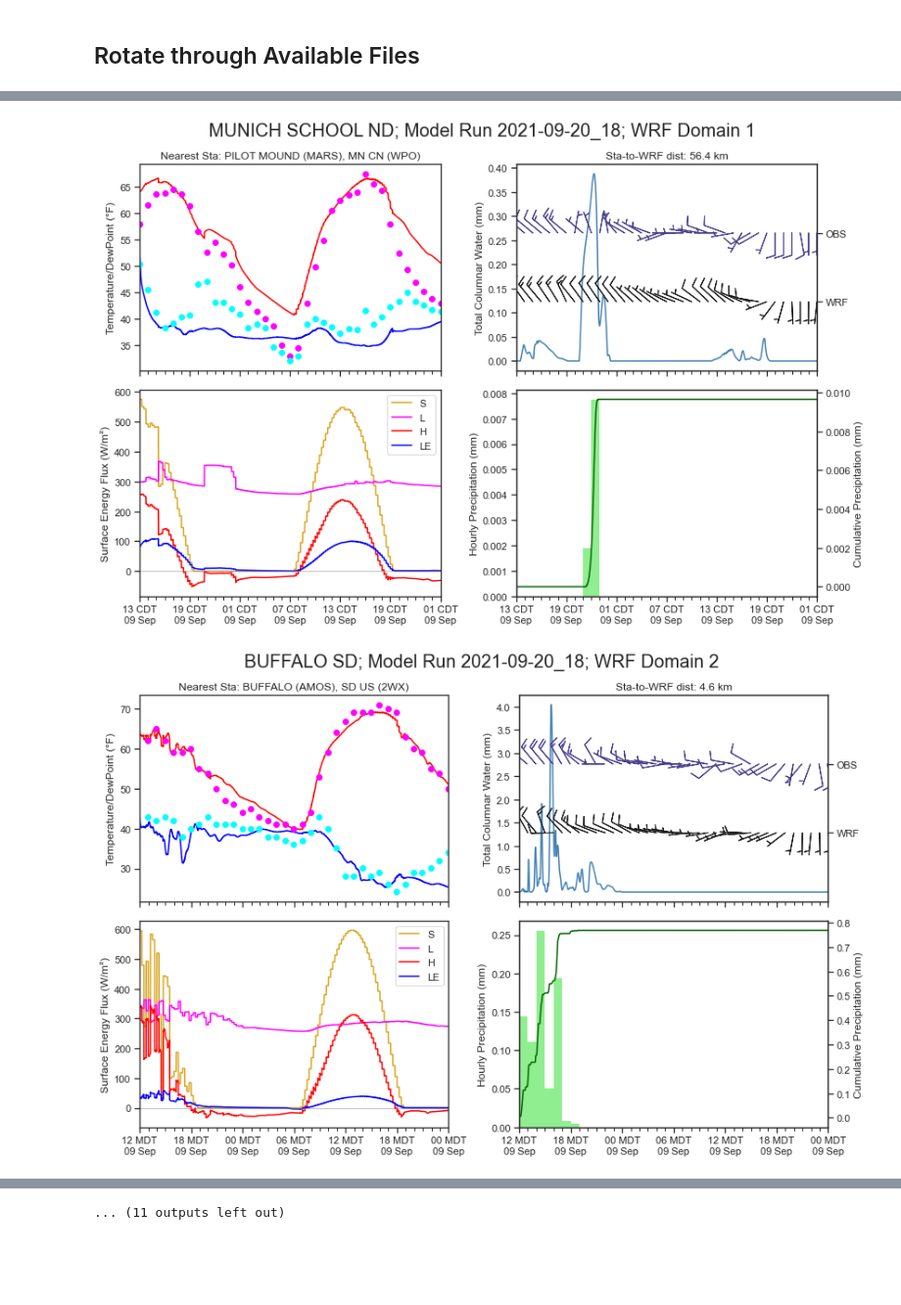
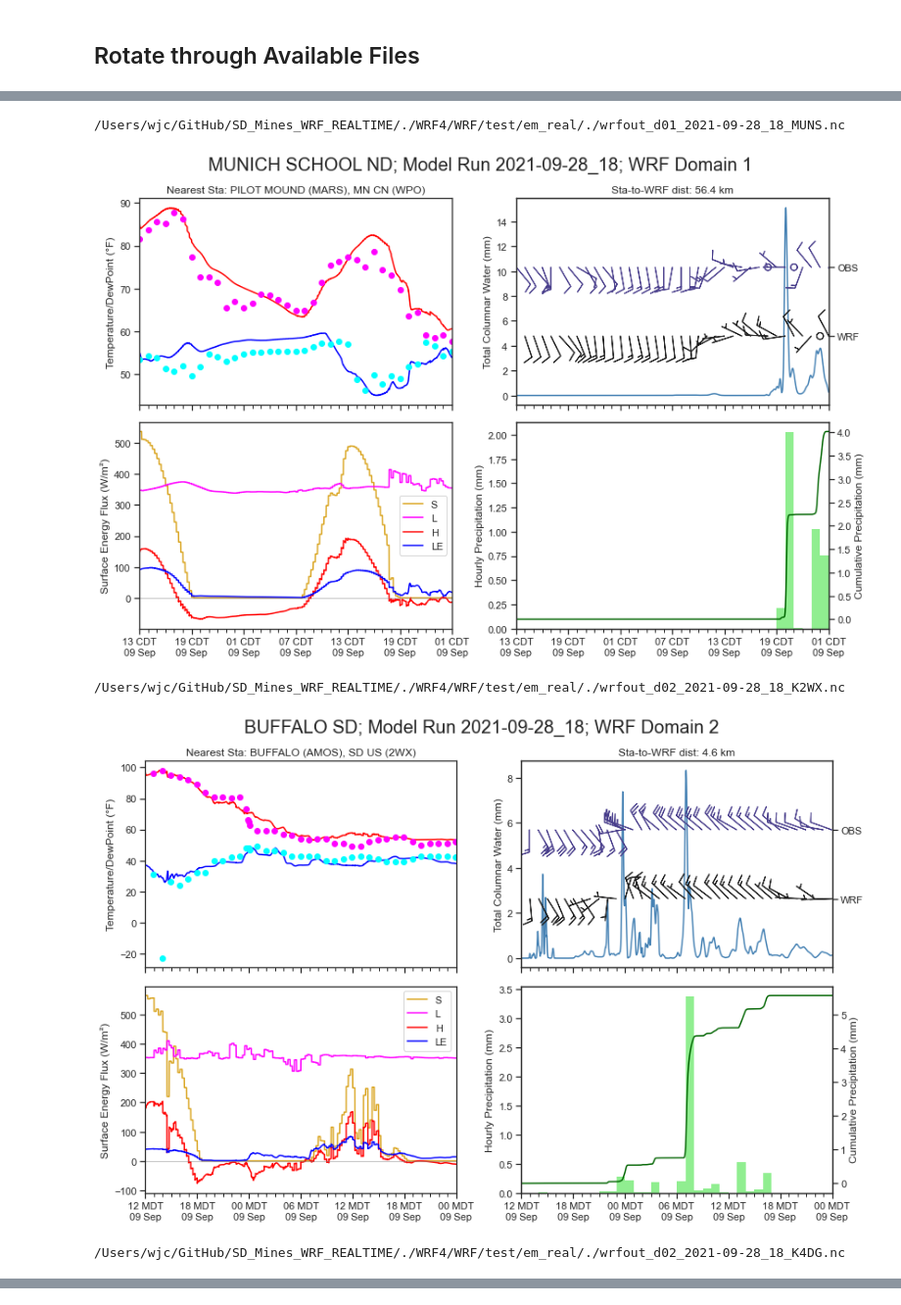
Before and after one commit to wjcapehart/SD_Mines_WRF_REALTIME, a Jupyter notebook: plot_tslist_meteograms.ipynb, the cells around one changed output, grey strips where cells are left out. Shown at 98% size. Cells and saved outputs as stored; diff of their text form; code cells hidden in the pictures; blank space fills up the shorter version.

```diff
--- a/plot_tslist_meteograms.ipynb
+++ b/plot_tslist_meteograms.ipynb
@@ -114,11 +156,15 @@ read file from /Users/wjc/GitHub/SD_Mines_WRF_REALTIME/namelist_files/time_serie
 # %% [markdown]
 ## Rotate through Available Files
 # %%
+####################################################
+####################################################
+####################################################
+#
+# Rotate through Available Files
+#
 
 file_time = model_start_datetime.strftime('%Y-%m-%d_%H')
 
-
-i=-32
 for station in available_time_series_list.iterrows():
 
     ###################################################################
@@ -126,32 +172,15 @@ for station in available_time_series_list.iterrows():
     # Pull Station Data
     #
 
-    if (i>0):
-        station = available_time_series_list.iloc[25]
-
-        #display(station)
-        #print(station[0])
-
-
-        station_id     = station[0]
-        grid_domain    = station[1]
-        station_name   = station[2]
-        station_lat    = station[3]
-        station_lon    = station[4]
-    else:
-        #display(station)
-        print(" ")
-
-
-        station_id     = station[1][0]
-        grid_domain    = station[1][1]
-        station_name   = station[1][2]
-        station_lat    = station[1][3]
-        station_lon    = station[1][4]
+    print(" ")
+    station_id     = station[1][0]
+    grid_domain    = station[1][1]
+    station_name   = station[1][2]
+    station_lat    = station[1][3]
+    station_lon    = station[1][4]
 
     #
     ###################################################################
-
 
     ###################################################################
     #
@@ -163,12 +192,13 @@ for station in available_time_series_list.iterrows():
     wrf_timeseries = xr.open_dataset(netcdf_file_name,
                                  engine='netcdf4')
 
+    print(" ")
+    print(netcdf_file_name)
+    print(" ")
+
+
     #
     ###################################################################
-
-
-
-
 
     ###################################################################
     #
@@ -188,7 +218,6 @@ for station in available_time_series_list.iterrows():
     ncss_url = dataset.access_urls["NetcdfSubset"]
 
     ncss = siphncss.NCSS(ncss_url)
-
 
     #
     # çonstruct query
@@ -238,8 +267,6 @@ for station in available_time_series_list.iterrows():
     # Pull Querry
     #
 
-
-
     ncss_xarray_dataset = xr.open_dataset(xr.backends.NetCDF4DataStore(ncss.get_data(query)))
     ncss_xarray_dataset = ncss_xarray_dataset.sortby(["time"])
 
@@ -265,15 +292,6 @@ for station in available_time_series_list.iterrows():
                                          (wrf_timeseries["wrf_grid_latitude"].values,
                                           wrf_timeseries["wrf_grid_longitude"].values))
 
-
-    #print("sta2metar = ", metar_to_sta_distance)
-    #print("wrf2metar = ", metar_to_wrf_distance)
-
-    #print("  sta2sta = ", sta_to_wrf_distance)
-
-
-
-
     #
     ###################################################################
 
@@ -284,16 +302,13 @@ for station in available_time_series_list.iterrows():
     # Create Meteogram
     #
 
-
-
     ###################################################################
     #
     # Time Axes
     #
 
     tf     = tzf.TimezoneFinder()
-    tz     = tf.certain_timezone_at(lng=station_lon,
-                                    lat=station_lat)
+    tz     = tf.certain_timezone_at(lng=station_lon, lat=station_lat)
 
     tzabbr = pytz.timezone(tz).localize(model_start_datetime)
 
@@ -422,8 +437,6 @@ for station in available_time_series_list.iterrows():
 
     ax[1,0].axhline(y=0,color="grey", linewidth=0.5)
 
-
-
     #
     # Precipitation
     #
@@ -483,2 +499,5 @@ for station in available_time_series_list.iterrows():
+/Users/wjc/GitHub/SD_Mines_WRF_REALTIME/./WRF4/WRF/test/em_real/./wrfout_d01_2021-09-28_18_MUNS.nc
-[figure, old version]
+[figure, new version]
+/Users/wjc/GitHub/SD_Mines_WRF_REALTIME/./WRF4/WRF/test/em_real/./wrfout_d02_2021-09-28_18_K2WX.nc
-[figure, old version]
+[figure, new version]
+/Users/wjc/GitHub/SD_Mines_WRF_REALTIME/./WRF4/WRF/test/em_real/./wrfout_d02_2021-09-28_18_K4DG.nc
@@ -492 +504,0 @@ for station in available_time_series_list.iterrows():
-... (11 outputs left out)
```
Also changed, not shown: parts of 8 cells of this notebook, 8 other files.
